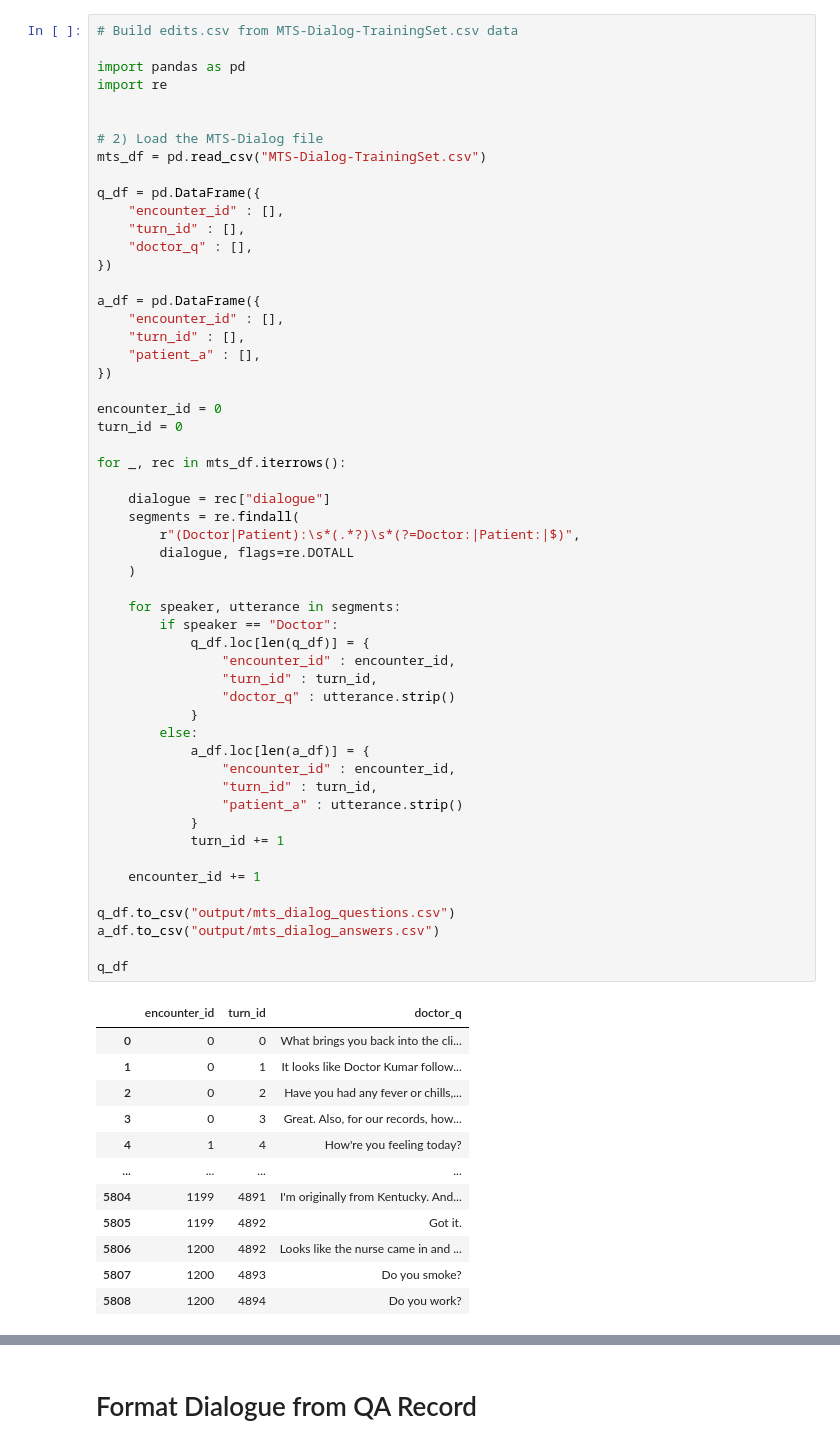
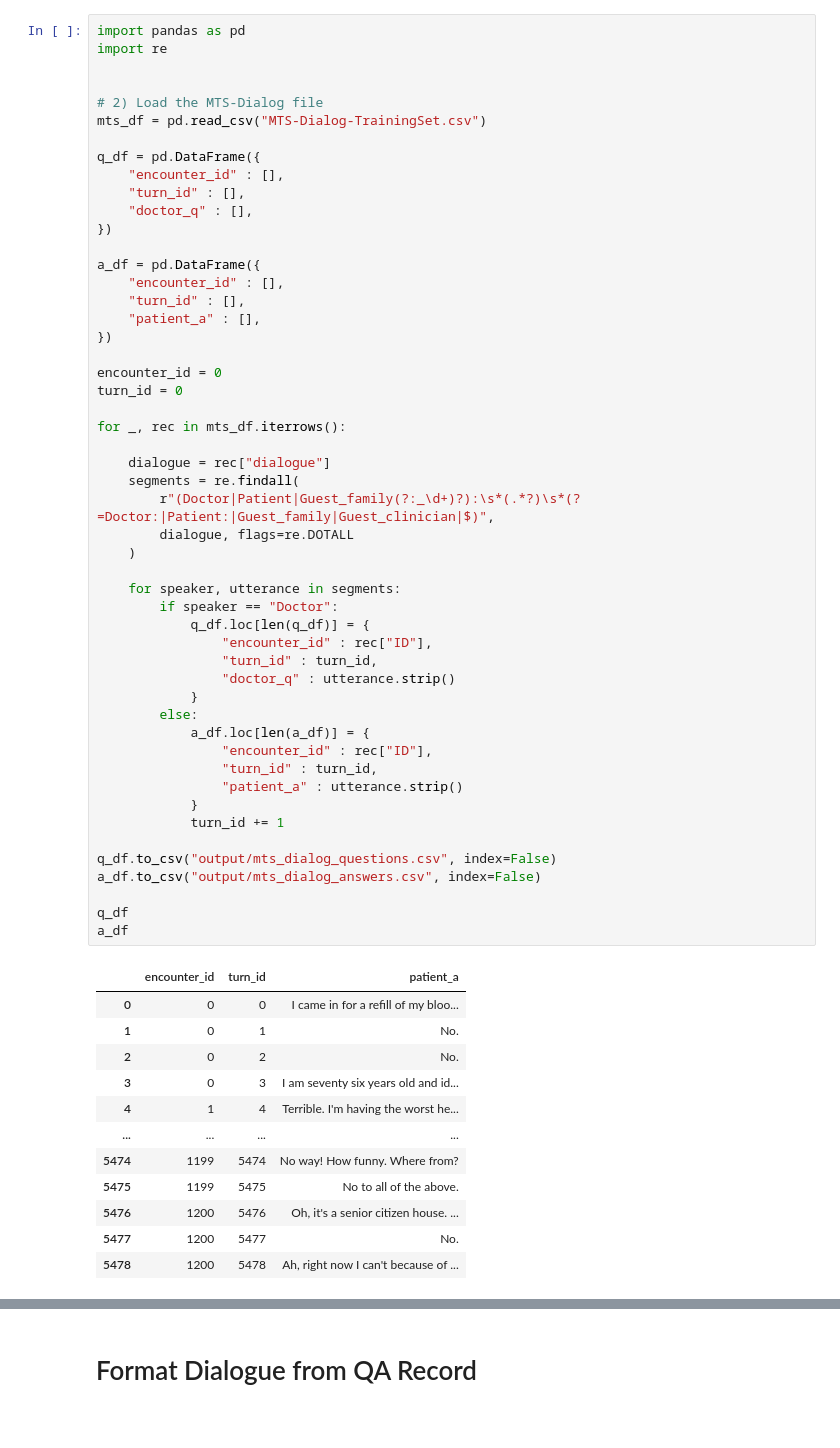
Before and after one commit to mariellederocher/DLforHealthcare_Final_Project, a Jupyter notebook: format_dialogue.ipynb, the cells around one changed output, grey strips where cells are left out. Cells and saved outputs as stored; diff of their text form.

Commit message:
Chatbot implementation and several more data processing updates

```diff
--- a/format_dialogue.ipynb
+++ b/format_dialogue.ipynb
@@ -1,6 +1,4 @@
 # %%
-# Build edits.csv from MTS-Dialog-TrainingSet.csv data
-
 import pandas as pd
 import re
 
@@ -19,49 +17,48 @@ a_df = pd.DataFrame({
     "turn_id" : [],
     "patient_a" : [],
 })
 
 encounter_id = 0
 turn_id = 0
 
 for _, rec in mts_df.iterrows():
 
     dialogue = rec["dialogue"]
     segments = re.findall(
-        r"(Doctor|Patient):\s*(.*?)\s*(?=Doctor:|Patient:|$)",
+        r"(Doctor|Patient|Guest_family(?:_\d+)?):\s*(.*?)\s*(?=Doctor:|Patient:|Guest_family|Guest_clinician|$)",
         dialogue, flags=re.DOTALL
     )
 
     for speaker, utterance in segments:
         if speaker == "Doctor":
             q_df.loc[len(q_df)] = {
-                "encounter_id" : encounter_id,
+                "encounter_id" : rec["ID"],
                 "turn_id" : turn_id,
                 "doctor_q" : utterance.strip()
             }
         else:
             a_df.loc[len(a_df)] = {
-                "encounter_id" : encounter_id,
+                "encounter_id" : rec["ID"],
                 "turn_id" : turn_id,
                 "patient_a" : utterance.strip()
             }
             turn_id += 1
 
-    encounter_id += 1
-
-q_df.to_csv("output/mts_dialog_questions.csv")
-a_df.to_csv("output/mts_dialog_answers.csv")
+q_df.to_csv("output/mts_dialog_questions.csv", index=False)
+a_df.to_csv("output/mts_dialog_answers.csv", index=False)
 
 q_df
+a_df
 # %% [output]
-|  | encounter_id | turn_id | doctor_q |
-| 0 | 0 | 0 | What brings you back into the cli... |
-| 1 | 0 | 1 | It looks like Doctor Kumar follow... |
-| 2 | 0 | 2 | Have you had any fever or chills,... |
-| 3 | 0 | 3 | Great. Also, for our records, how... |
-| 4 | 1 | 4 | How're you feeling today? |
+|  | encounter_id | turn_id | patient_a |
+| 0 | 0 | 0 | I came in for a refill of my bloo... |
+| 1 | 0 | 1 | No. |
+| 2 | 0 | 2 | No. |
+| 3 | 0 | 3 | I am seventy six years old and id... |
+| 4 | 1 | 4 | Terrible. I'm having the worst he... |
 | ... | ... | ... | ... |
-| 5804 | 1199 | 4891 | I'm originally from Kentucky. And... |
-| 5805 | 1199 | 4892 | Got it. |
-| 5806 | 1200 | 4892 | Looks like the nurse came in and ... |
-| 5807 | 1200 | 4893 | Do you smoke? |
-| 5808 | 1200 | 4894 | Do you work? |
+| 5474 | 1199 | 5474 | No way! How funny. Where from? |
+| 5475 | 1199 | 5475 | No to all of the above. |
+| 5476 | 1200 | 5476 | Oh, it's a senior citizen house. ... |
+| 5477 | 1200 | 5477 | No. |
+| 5478 | 1200 | 5478 | Ah, right now I can't because of ... |
```
Also changed, not shown: parts of 9 cells of this notebook, 24 other files.
